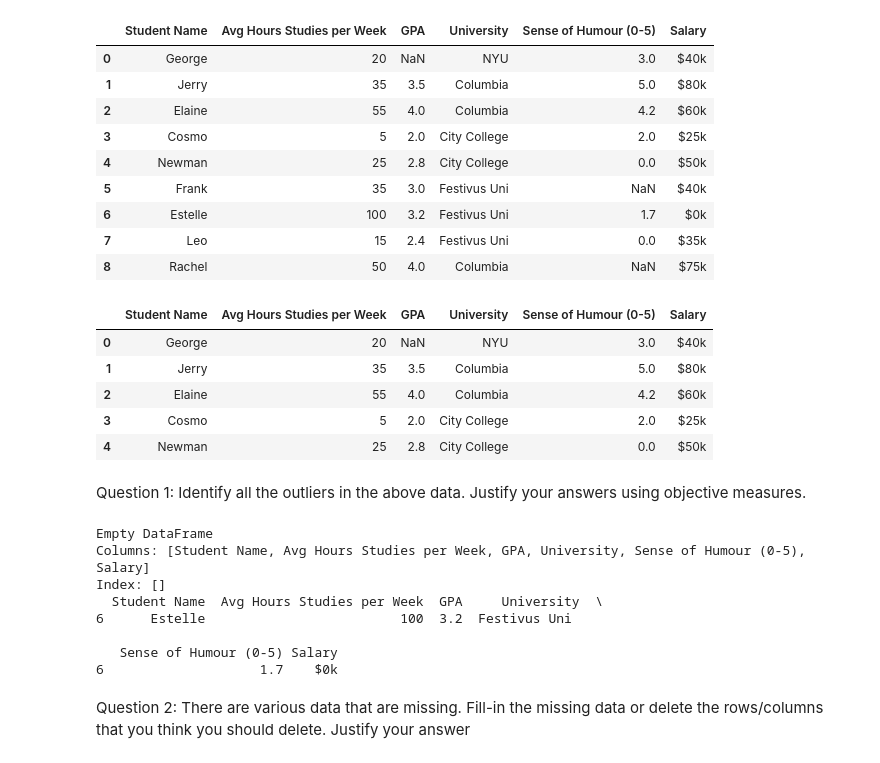
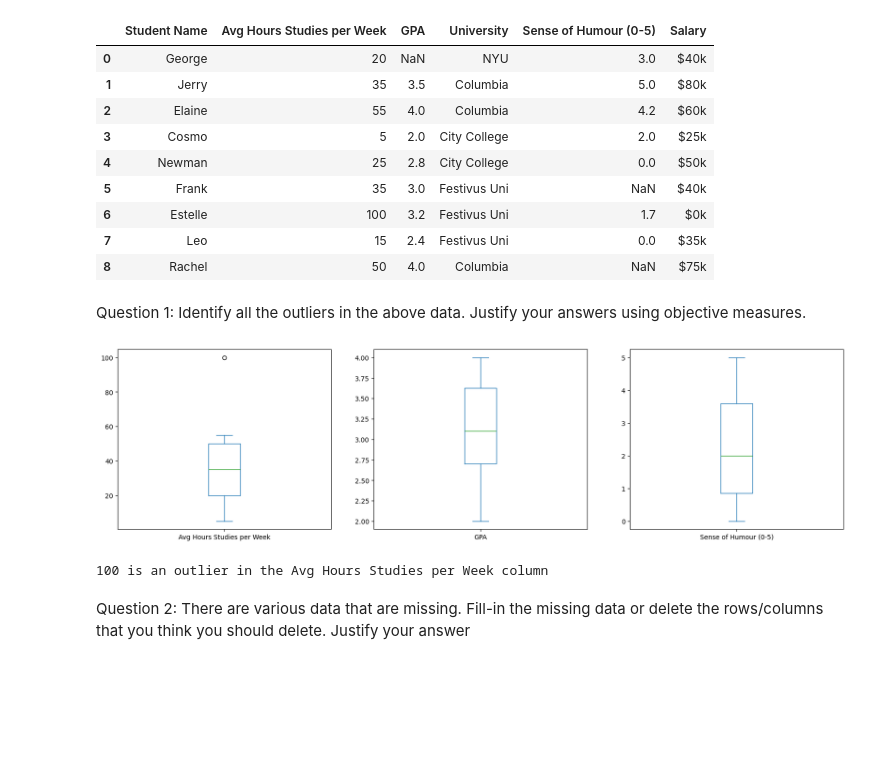
Before and after one commit to saerarawas/AAI614_rawas, a Jupyter notebook: Week 3/Notebook3_2_Rawas_Saera.ipynb, the cells around one changed output. Saved outputs shown, nothing was run; the diff lists cells and outputs as text; code cells hidden in the pictures; blank space fills up the shorter version.

```diff
--- a/Week 3/Notebook3_2_Rawas_Saera.ipynb
+++ b/Week 3/Notebook3_2_Rawas_Saera.ipynb
@@ -28,41 +28,35 @@ grads
 | 6 | Estelle | 100 | 3.2 | Festivus Uni | 1.7 | $0k |
 | 7 | Leo | 15 | 2.4 | Festivus Uni | 0.0 | $35k |
 | 8 | Rachel | 50 | 4.0 | Columbia | NaN | $75k |
-# %%
-grads.head()
-# %% [output]
-|  | Student Name | Avg Hours Studies per Week | GPA | University | Sense of Humour (0-5) | Salary |
-| 0 | George | 20 | NaN | NYU | 3.0 | $40k |
-| 1 | Jerry | 35 | 3.5 | Columbia | 5.0 | $80k |
-| 2 | Elaine | 55 | 4.0 | Columbia | 4.2 | $60k |
-| 3 | Cosmo | 5 | 2.0 | City College | 2.0 | $25k |
-| 4 | Newman | 25 | 2.8 | City College | 0.0 | $50k |
 # %% [markdown]
 Question 1: Identify all the outliers in the above data.  Justify your answers using objective measures.
-# %%
-from scipy import stats
-import numpy as np
-
-# Select only numeric columns for z-score calculation
-numeric_grads = grads.select_dtypes(include=np.number)
-z_scores = np.abs(stats.zscore(numeric_grads))
-outliers = grads[(z_scores > 3).any(axis=1)]
-print(outliers)
-
-# Select only numeric columns for IQR calculation
-Q1 = numeric_grads.quantile(0.25)
-Q3 = numeric_grads.quantile(0.75)
-IQR = Q3 - Q1
-outliers_iqr = grads[((numeric_grads < (Q1 - 1.5 * IQR)) | (numeric_grads > (Q3 + 1.5 * IQR))).any(axis=1)]
-print(outliers_iqr)
-# %% [output]
-Empty DataFrame
-Columns: [Student Name, Avg Hours Studies per Week, GPA, University, Sense of Humour (0-5), Salary]
-Index: []
-  Student Name  Avg Hours Studies per Week  GPA     University  \
-6      Estelle                         100  3.2  Festivus Uni
-
-   Sense of Humour (0-5) Salary
-6                    1.7    $0k
+# %%
+import matplotlib.pyplot as plt
+
+grads.plot(kind = 'box', subplots = True, figsize = (20, 5))
+plt.show()
+# %% [output]
+[figure, added]
+# %%
+#create iqr function to find the outliers values in a column which will return the column name and the value of the outlier
+def iqr(col):
+  Q1 = col.quantile(0.25)
+  Q3 = col.quantile(0.75)
+  IQR = Q3 - Q1
+
+  lower_bound = Q1 - 1.5*IQR
+  upper_bound = Q3 + 1.5*IQR
+
+  outliers = {}
+
+  for value in col:
+    if value < lower_bound or value > upper_bound:
+      outliers[col.name] = value
+      print(f'{value} is an outlier in the {col.name} column')
+
+  return outliers
+outliers = iqr(grads['Avg Hours Studies per Week'])
+# %% [output]
+100 is an outlier in the Avg Hours Studies per Week column
 # %% [markdown]
 Question 2: There are various data that are missing.  Fill-in the missing data or delete the rows/columns that you think you should delete.  Justify your answer
```
Also changed, not shown: parts of 10 cells of this notebook.
